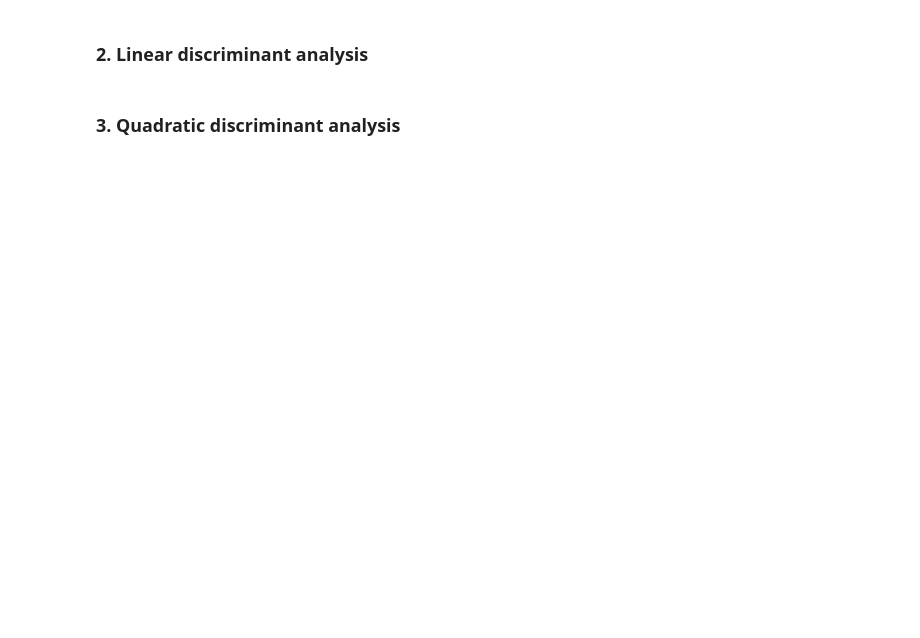
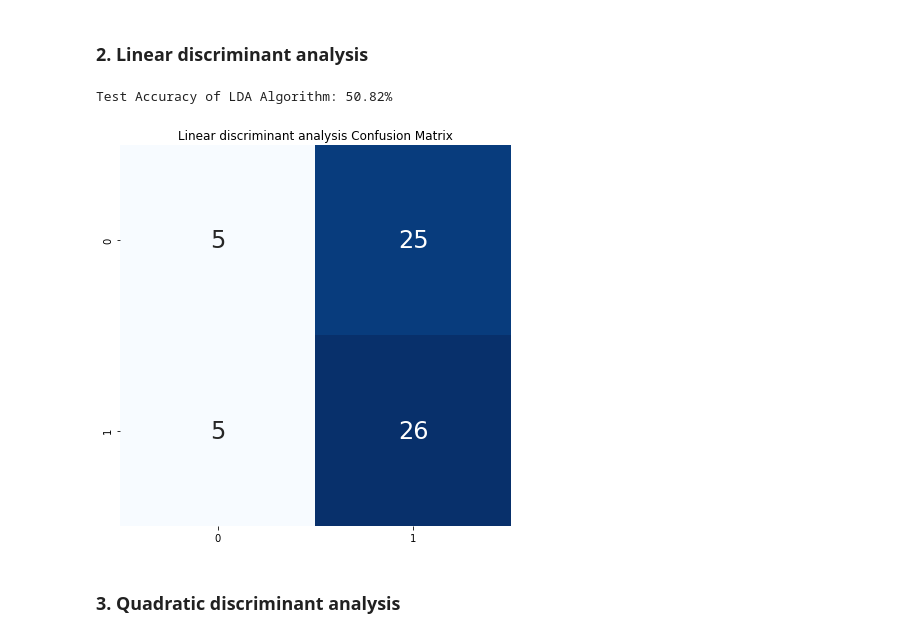
Before and after one commit to trs96/MLDA, a Jupyter notebook: Project.ipynb, the cells around one changed output. Cells and saved outputs as stored; diff of their text form; code cells hidden in the pictures; blank space fills up the shorter version.

```diff
--- a/Project.ipynb
+++ b/Project.ipynb
@@ -755,4 +792,51 @@ ValueError: min() arg is an empty sequence
 # %% [markdown]
 ### 2. Linear discriminant analysis
+# %%
+from sklearn.model_selection import train_test_split  # for data splitting
+from sklearn.discriminant_analysis import LinearDiscriminantAnalysis as LDA
+
+X = df.drop("target", axis=1)
+y = df["target"]
+
+X_train, X_test, y_train, y_test = train_test_split(X, y, test_size = 0.2, random_state = 1)
+
+# Create LDA Classifier and Fit
+# store_covariancebool, default=False
+# If True, explicitely compute the weighted within-class covariance matrix when solver is ‘svd’.
+# The matrix is always computed and stored for the other solvers
+clf = LDA(solver='lsqr', store_covariance = True)
+clf.fit(X_train, y_train)
+
+# Predict Test Set Responses
+y_predict = clf.predict(X_test)
+# convert the predicted probabilities to class 0 or 1
+# if y > 0,5 then 1, else 0
+y_predicted= np.array(y_predict > 0.5, dtype=float)  ##### Nicht klar ob das nötig ist, ist aus der Übung
+
+# Accuracy
+accuracies = {}
+acc = clf.score(x_test, y_test) * 100
+accuracies["LDA"] = acc
+print("Test Accuracy of LDA Algorithm: {:.2f}%".format(acc))
+
+# Confusion matrix
+from sklearn.metrics import confusion_matrix
+
+y_head_clf = clf.predict(x_test)
+cm_clf = confusion_matrix(y_test, y_head_clf)
+
+plt.figure(figsize=(7, 7))
+plt.title("Linear discriminant analysis Confusion Matrix")
+sns.heatmap(cm_clf, annot=True, cmap="Blues", fmt="d", cbar=False, annot_kws={"size": 24})
+plt.show()
+
+# table = np.histogram2d(y_predict, y_test, bins=2)[0]
+# print('CONFUSION MATRIX')
+# print(pd.DataFrame(table, ['Down', 'Up'], ['Down', 'Up']))
+# print('\n')
+# print('Error Rate =', 1-(table[0,0]+table[1,1])/np.sum(table))
+# %% [output]
+Test Accuracy of LDA Algorithm: 50.82%
+[figure, added]
 # %% [markdown]
 ### 3. Quadratic discriminant analysis
```
Also changed, not shown: parts of 23 cells of this notebook.
